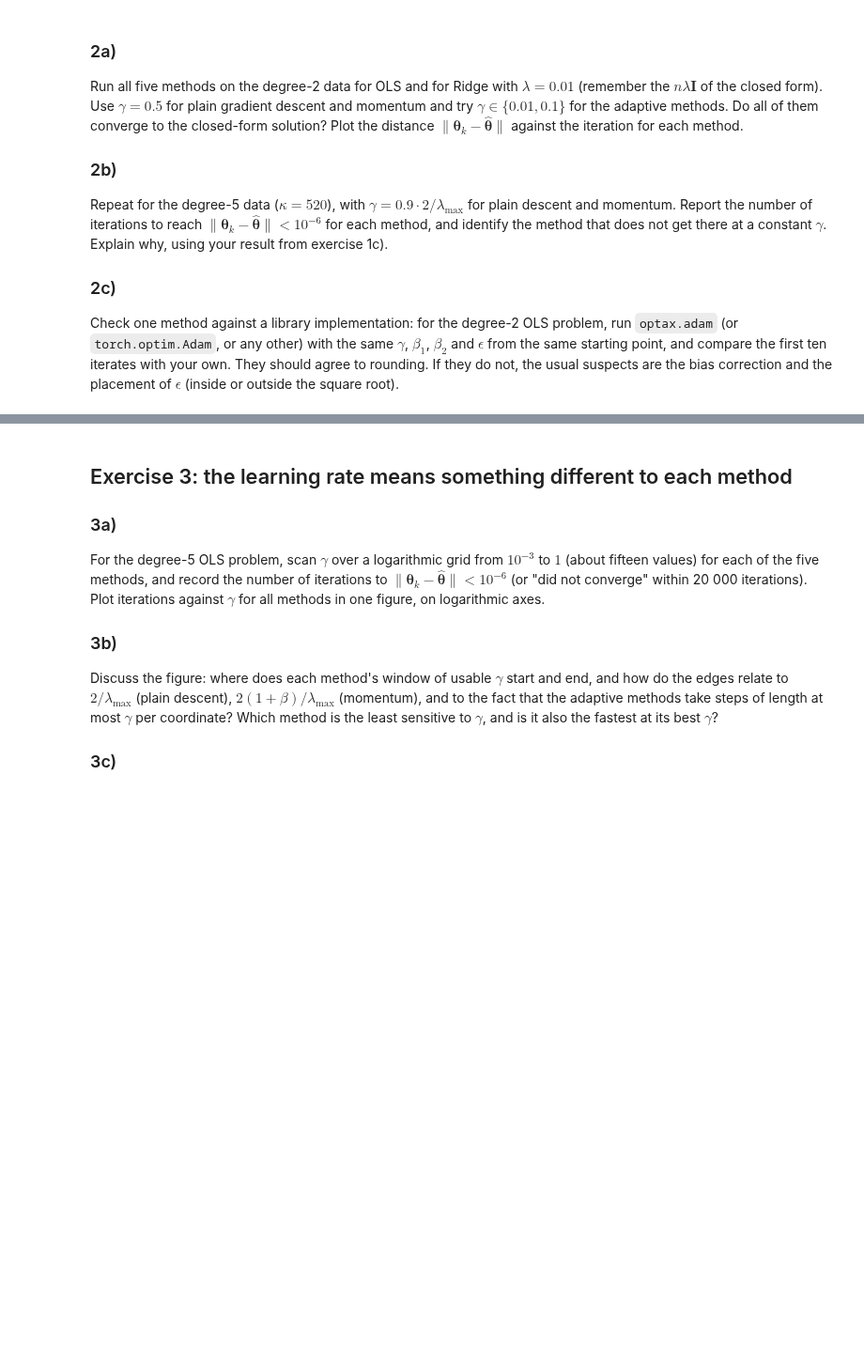
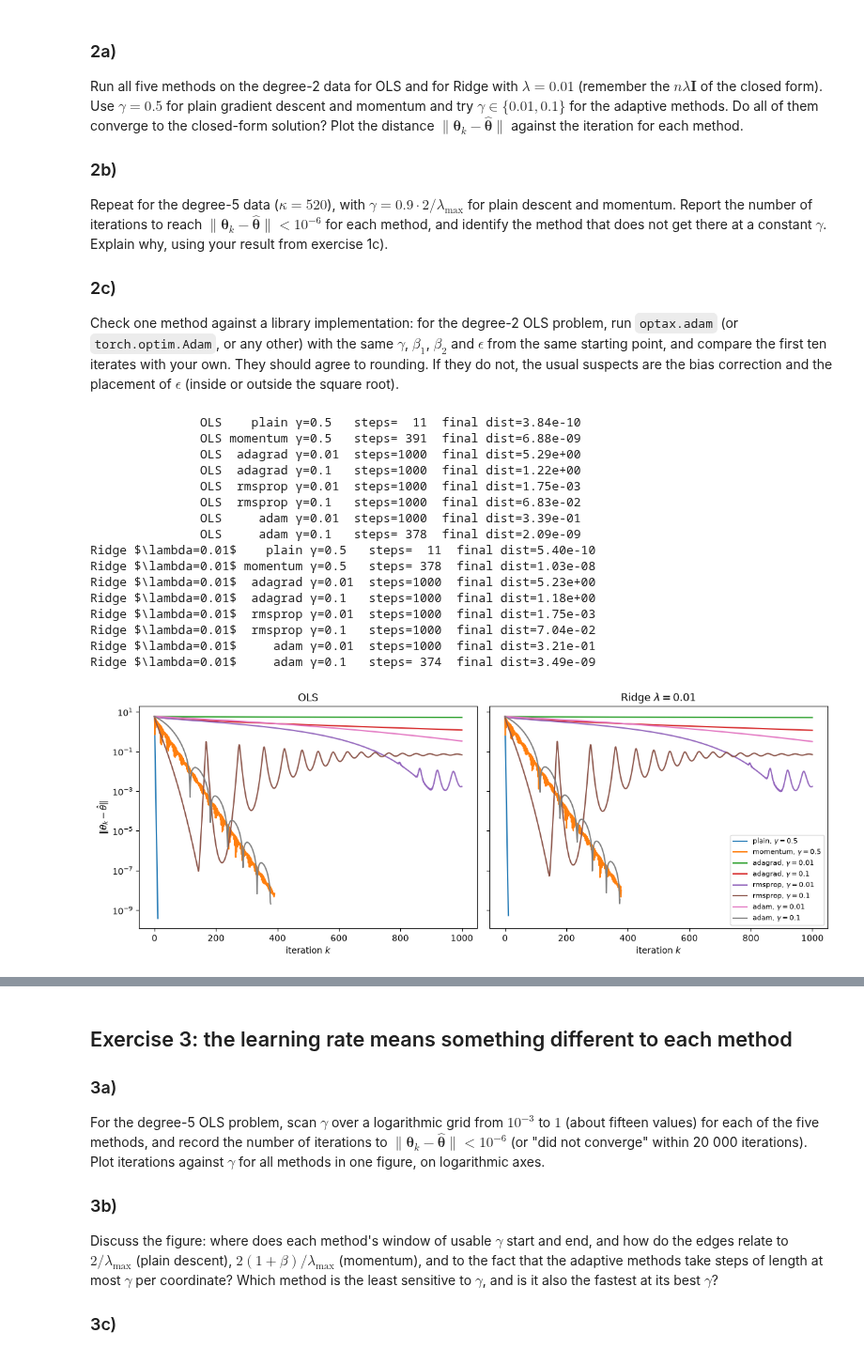
Before and after one commit to SigurdRiseth/FYS-STK4155-exercises, a Jupyter notebook: solutions/week38/exercisesweek38.ipynb, the cells around one changed output, grey strips where cells are left out. Shown at 94% size. Cells and saved outputs as stored; diff of their text form; code cells hidden in the pictures; blank space fills up the shorter version.

```diff
--- a/solutions/week38/exercisesweek38.ipynb
+++ b/solutions/week38/exercisesweek38.ipynb
@@ -144,19 +147,20 @@ def optimiser_step(method, theta, g, state, t, gamma, beta=0.9, rho=0.99,
     if method == "plain":                                    # Eq. (4.10)
         return theta - gamma * g, state
     if method == "momentum":                                 # Eq. (4.28)
-        state["v"] = v = ?
+        v = state.get("v", np.zeros_like(theta))
+        state["v"] = v = beta * v + gamma * g
         return theta - v, state
     if method == "adagrad":                                  # Eqs. (4.42) and (4.45)
-        state["r"] = r = ?
-        return theta - ?, state
+        state["r"] = r = state.get("r", 0.0) + g * g
+        return theta - gamma * g / (np.sqrt(r) + eps), state
     if method == "rmsprop":                                  # Eqs. (4.47) and (4.48)
-        state["r"] = r = ?
-        return theta - ?, state
+        state["r"] = r = rho * state.get("r", 0.0) + (1.0 - rho) * g * g
+        return theta - gamma * g / (np.sqrt(r) + eps), state
     if method == "adam":                                     # Eqs. (4.51), (4.52), (4.54), (4.55)
-        state["m"] = m = ?
-        state["r"] = r = ?
-        m_hat, r_hat = ?, ?
-        return theta - ?, state
+        state["m"] = m = beta1 * state.get("m", 0.0) + (1.0 - beta1) * g
+        state["r"] = r = beta2 * state.get("r", 0.0) + (1.0 - beta2) * g * g
+        m_hat, r_hat = m / (1.0 - beta1**t), r / (1.0 - beta2**t)
+        return theta - gamma * m_hat / (np.sqrt(r_hat) + eps), state
     raise ValueError(f"unknown method {method}")
 
 def optimise(grad, theta0, method, gamma, num_iters=1000, tol=1e-8, **kw):
@@ -199,3 +203,48 @@ If they do not, the usual suspects are the bias correction and the placement
 of $\epsilon$ (inside or outside the square root).
 # %%
 # Your code for exercise 2 here
+
+DEGREE = 2
+LAM_RIDGE = 0.01
+RUNS = [
+    ("plain", [0.5]),
+    ("momentum", [0.5]),
+    ("adagrad", [0.01, 0.1]),
+    ("rmsprop", [0.01, 0.1]),
+    ("adam", [0.01, 0.1])
+]
+
+X, y = X2, y2
+fig, axes = plt.subplots(1, 2, figsize=(12, 4.5), sharey=True)
+
+for ax, (label, lam) in zip(axes, [("OLS", 0.0), (rf"Ridge $\lambda={LAM_RIDGE}$", LAM_RIDGE)]):
+    theta_hat = closed_form(X, y, lam=lam)
+    grad = lambda theta, lam=lam: gradient(theta, X, y, lam)
+    for method, gammas in RUNS:
+        for gamma in gammas:
+            hist, k = optimise(grad, np.zeros(X.shape[1]), method, gamma, num_iters=1000)
+            dist = np.linalg.norm(hist - theta_hat, axis=1)
+            ax.semilogy(dist, label=rf"{method}, $\gamma={gamma}$")
+            print(f"{label:>18} {method:>8} γ={gamma:<5} steps={k:4d}  final dist={dist[-1]:.2e}")
+    ax.set(title=label, xlabel="iteration $k$")
+axes[0].set_ylabel(r"$\|\theta_k - \hat\theta\|$")
+axes[1].legend(fontsize=8)
+plt.tight_layout(); plt.show()
+# %% [output]
+               OLS    plain γ=0.5   steps=  11  final dist=3.84e-10
+               OLS momentum γ=0.5   steps= 391  final dist=6.88e-09
+               OLS  adagrad γ=0.01  steps=1000  final dist=5.29e+00
+               OLS  adagrad γ=0.1   steps=1000  final dist=1.22e+00
+               OLS  rmsprop γ=0.01  steps=1000  final dist=1.75e-03
+               OLS  rmsprop γ=0.1   steps=1000  final dist=6.83e-02
+               OLS     adam γ=0.01  steps=1000  final dist=3.39e-01
+               OLS     adam γ=0.1   steps= 378  final dist=2.09e-09
+Ridge $\lambda=0.01$    plain γ=0.5   steps=  11  final dist=5.40e-10
+Ridge $\lambda=0.01$ momentum γ=0.5   steps= 378  final dist=1.03e-08
+Ridge $\lambda=0.01$  adagrad γ=0.01  steps=1000  final dist=5.23e+00
+Ridge $\lambda=0.01$  adagrad γ=0.1   steps=1000  final dist=1.18e+00
+Ridge $\lambda=0.01$  rmsprop γ=0.01  steps=1000  final dist=1.75e-03
+Ridge $\lambda=0.01$  rmsprop γ=0.1   steps=1000  final dist=7.04e-02
+Ridge $\lambda=0.01$     adam γ=0.01  steps=1000  final dist=3.21e-01
+Ridge $\lambda=0.01$     adam γ=0.1   steps= 374  final dist=3.49e-09
+[figure, added]
```
Also changed, not shown: parts of 6 cells of this notebook, 2 other files.
